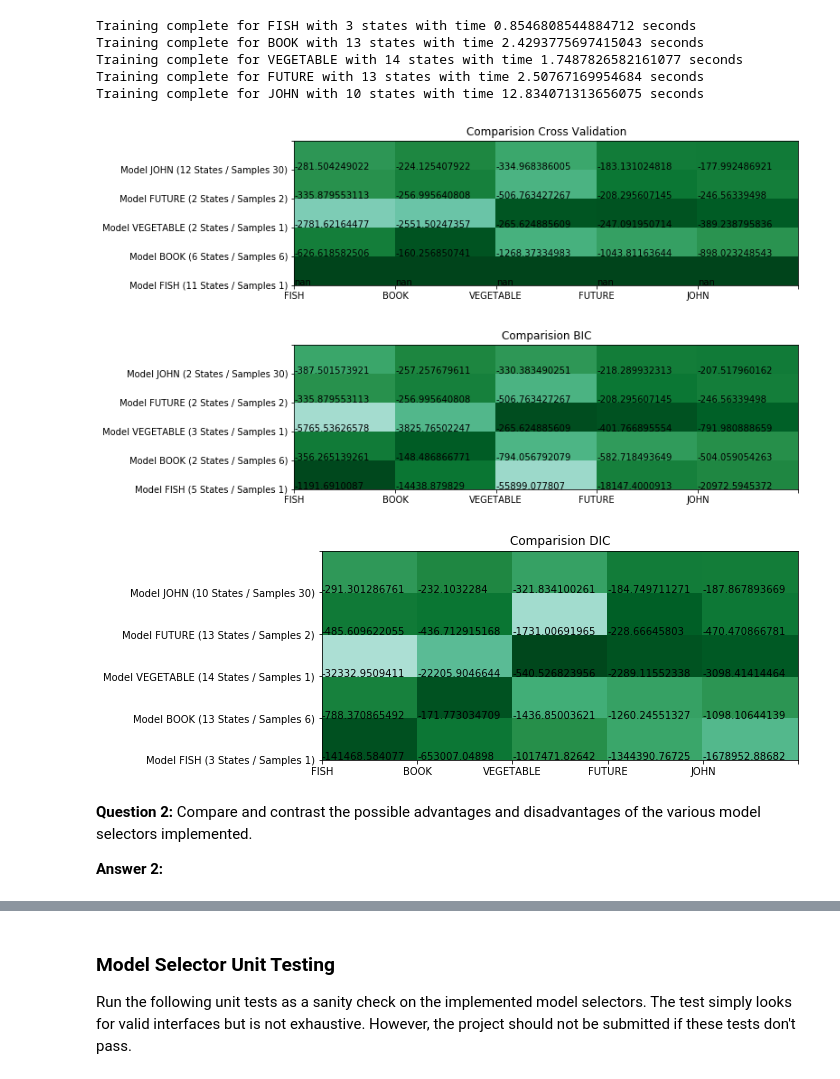
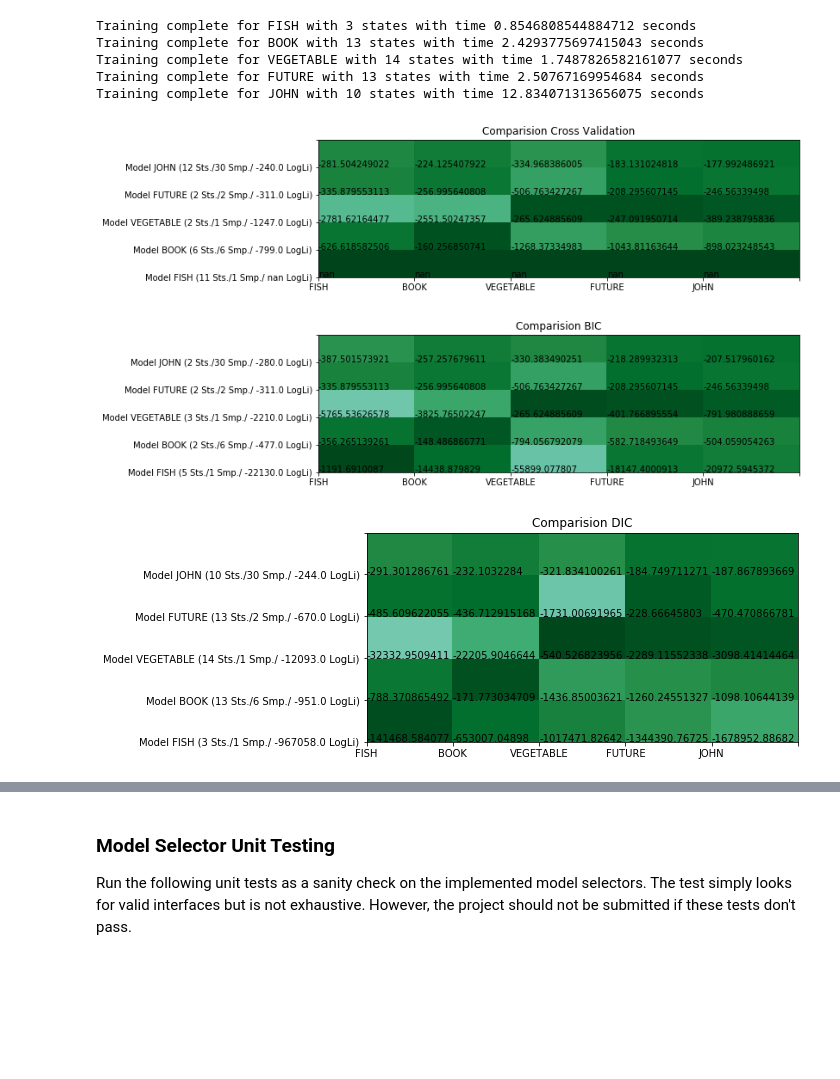
Before and after one commit to Enceradeira/AIND-Recognizer, a Jupyter notebook: asl_recognizer.ipynb, the cells around one changed output, grey strips where cells are left out. Drawn from its saved outputs; the diff is of its cells as text; code cells hidden in the pictures; blank space fills up the shorter version.

Commit message:
question 2 partly answered

```diff
--- a/asl_recognizer.ipynb
+++ b/asl_recognizer.ipynb
@@ -567,39 +567,36 @@ for selector_name in models.keys():
 
 import itertools
 
 def plot_model_word_comparision(selector_name, title, plot_index):
     model = models[selector_name]
     scores_z = scores_total[selector_name] / scores_count[selector_name]
+    scores_z_model_mean = np.mean(scores_z,1)
     word_idx = np.arange(len(words_to_train) + 1)
     scores_x, scores_y = np.meshgrid(word_idx, word_idx)
     model_sums = scores_z.sum(axis=1)
     scores_z_normalized_per_model = scores_z / (model_sums[:, np.newaxis])
 
     figure = plt.figure(figsize=(10, 10))
     ax_labels = figure.add_subplot(3, 1, plot_index)
 
     ax = figure.add_subplot(3, 1, plot_index)
     ax.set_title(f'Comparision {title}')
-    ax.pcolor(scores_x, scores_y, scores_z_normalized_per_model, norm=plt.Normalize(vmin=0, vmax=0.8), cmap=plt.get_cmap("BuGn_r"))
+    ax.pcolor(scores_x, scores_y, scores_z_normalized_per_model, norm=plt.Normalize(vmin=0, vmax=1), cmap=plt.get_cmap("BuGn_r"))
     ax.set_xticks(word_idx)
     ax.set_xticklabels(map(lambda w: f"{words_to_train[w]}", range(len(words_to_train))))
     ax.set_yticks(word_idx)
-    ax.set_yticklabels(map(lambda w: f"Model {w} ({model[w].n_components} States / Samples {len(Xlengths[w][1])})", words_to_train))
+    ax.set_yticklabels(map(lambda w: f"Model {words_to_train[w]} ({model[words_to_train[w]].n_components} Sts./{len(Xlengths[words_to_train[w]][1])} Smp./ {round(scores_z_model_mean[w],0)} LogLi)", range(len(words_to_train))))
 
     for x, y in itertools.product(np.arange(len(words_to_train)), repeat=2):
         ax.annotate(scores_z[y][x], (x, y))
 
 
 plot_model_word_comparision("cv", "Cross Validation", 1)
 plot_model_word_comparision("bic", "BIC", 2)
 plot_model_word_comparision("dic", "DIC", 3)
 plt.tight_layout()
 plt.show()
 # %% [output]
-[figure, old version]
+[figure, new version]
-[figure, old version]
+[figure, new version]
-[figure, old version]
+[figure, new version]
-# %% [markdown]
-**Question 2:**  Compare and contrast the possible advantages and disadvantages of the various model selectors implemented.
-
-**Answer 2:**
```
Also changed, not shown: parts of 1 cell of this notebook.
